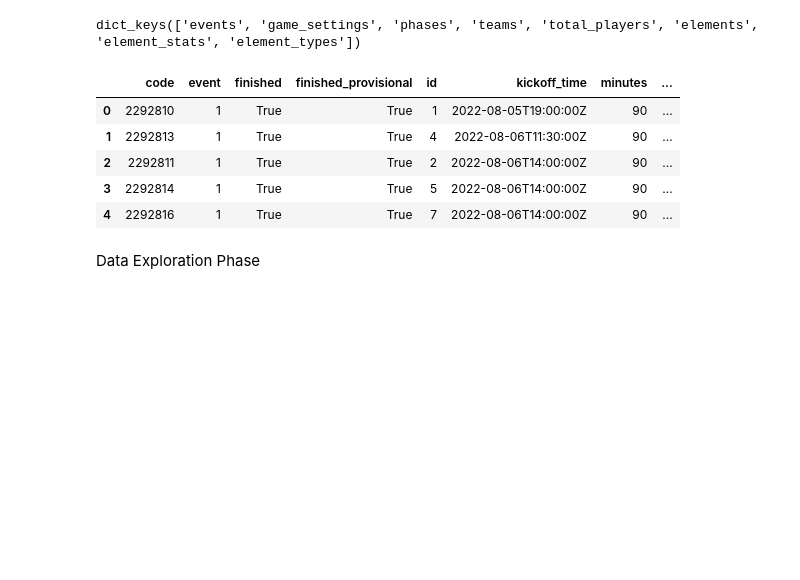
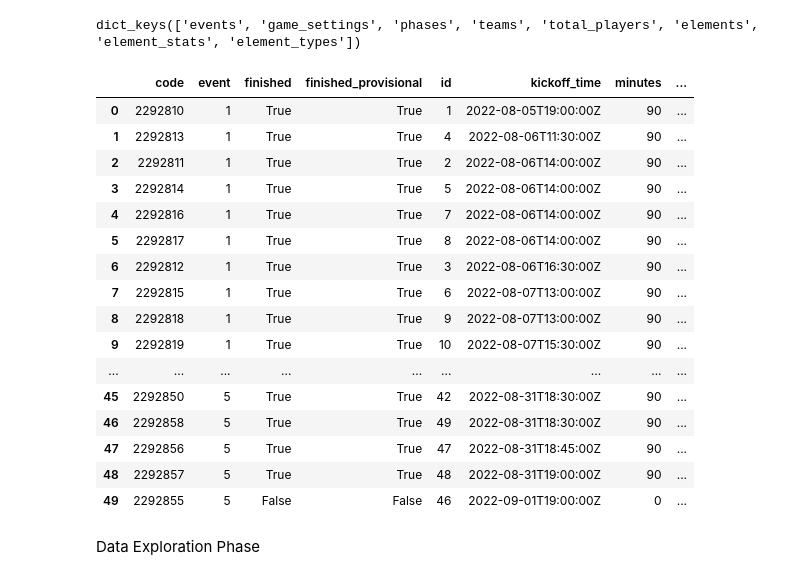
Before and after one commit to laniyadapo/FantasyPremierLeague, a Jupyter notebook: FPL.ipynb, the cells around one changed output. Drawn from its saved outputs; the diff is of its cells as text; code cells hidden in the pictures; blank space fills up the shorter version.

```diff
--- a/FPL.ipynb
+++ b/FPL.ipynb
@@ -89,16 +89,27 @@ element_types_df = pd.DataFrame(current_season['element_types'])
 # %%
 #get current season fixtures from FPL API endpoint and create Dataframe
 
 current_season_fixtures = requests.get(fpl_base_url+'fixtures/').json()
 fixtures_df = pd.DataFrame(current_season_fixtures)
-fixtures_df.head()
+fixtures_df.head(50)
 # %% [output]
 |  | code | event | finished | finished_provisional | id | kickoff_time | minutes | ... |
 | 0 | 2292810 | 1 | True | True | 1 | 2022-08-05T19:00:00Z | 90 | ... |
 | 1 | 2292813 | 1 | True | True | 4 | 2022-08-06T11:30:00Z | 90 | ... |
 | 2 | 2292811 | 1 | True | True | 2 | 2022-08-06T14:00:00Z | 90 | ... |
 | 3 | 2292814 | 1 | True | True | 5 | 2022-08-06T14:00:00Z | 90 | ... |
 | 4 | 2292816 | 1 | True | True | 7 | 2022-08-06T14:00:00Z | 90 | ... |
+| 5 | 2292817 | 1 | True | True | 8 | 2022-08-06T14:00:00Z | 90 | ... |
+| 6 | 2292812 | 1 | True | True | 3 | 2022-08-06T16:30:00Z | 90 | ... |
+| 7 | 2292815 | 1 | True | True | 6 | 2022-08-07T13:00:00Z | 90 | ... |
+| 8 | 2292818 | 1 | True | True | 9 | 2022-08-07T13:00:00Z | 90 | ... |
+| 9 | 2292819 | 1 | True | True | 10 | 2022-08-07T15:30:00Z | 90 | ... |
+| ... | ... | ... | ... | ... | ... | ... | ... | ... |
+| 45 | 2292850 | 5 | True | True | 42 | 2022-08-31T18:30:00Z | 90 | ... |
+| 46 | 2292858 | 5 | True | True | 49 | 2022-08-31T18:30:00Z | 90 | ... |
+| 47 | 2292856 | 5 | True | True | 47 | 2022-08-31T18:45:00Z | 90 | ... |
+| 48 | 2292857 | 5 | True | True | 48 | 2022-08-31T19:00:00Z | 90 | ... |
+| 49 | 2292855 | 5 | False | False | 46 | 2022-09-01T19:00:00Z | 0 | ... |
 # %% [markdown]
 Data Exploration Phase
 # %%
```
Also changed, not shown: parts of 29 cells of this notebook.
